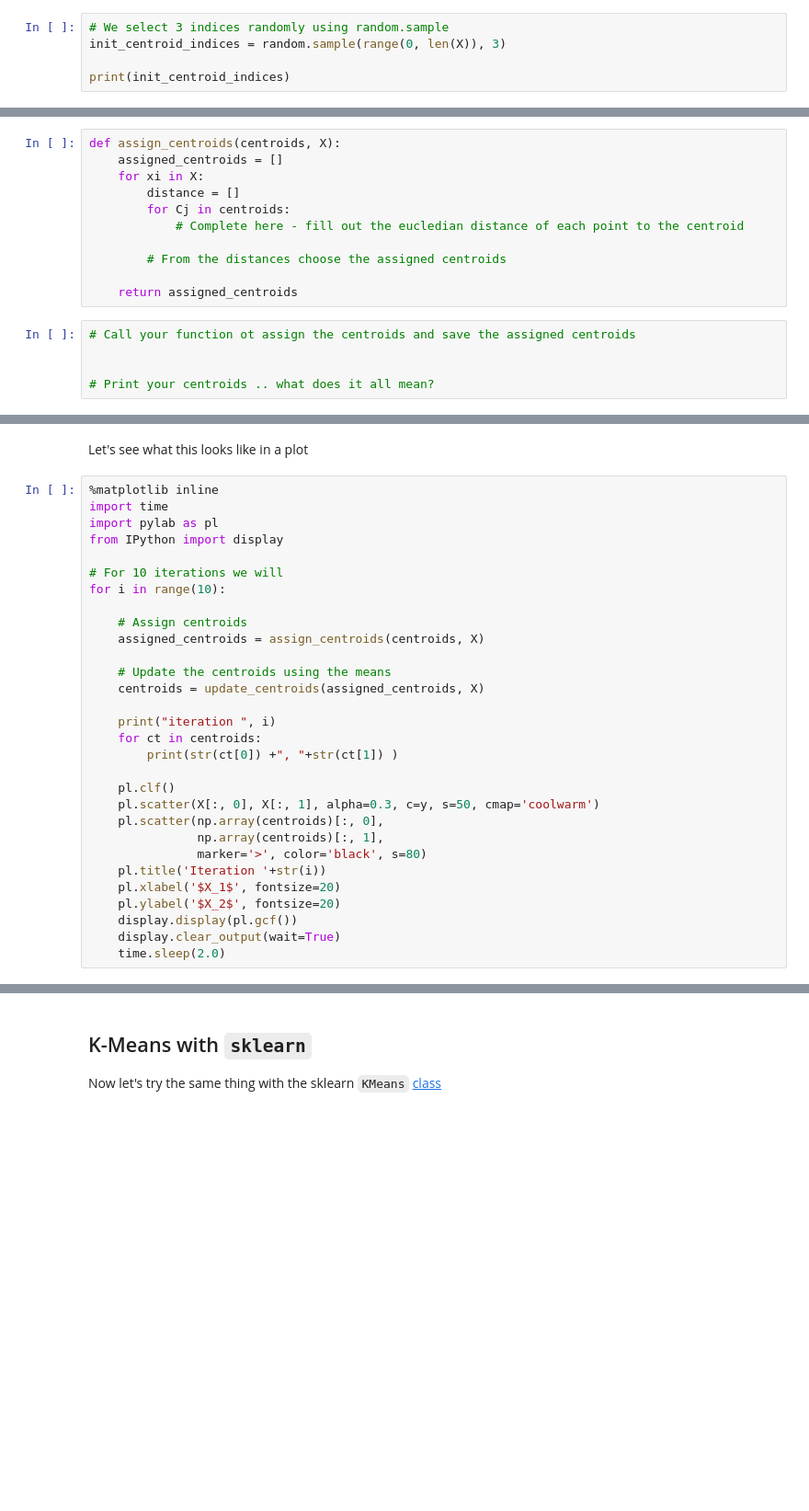
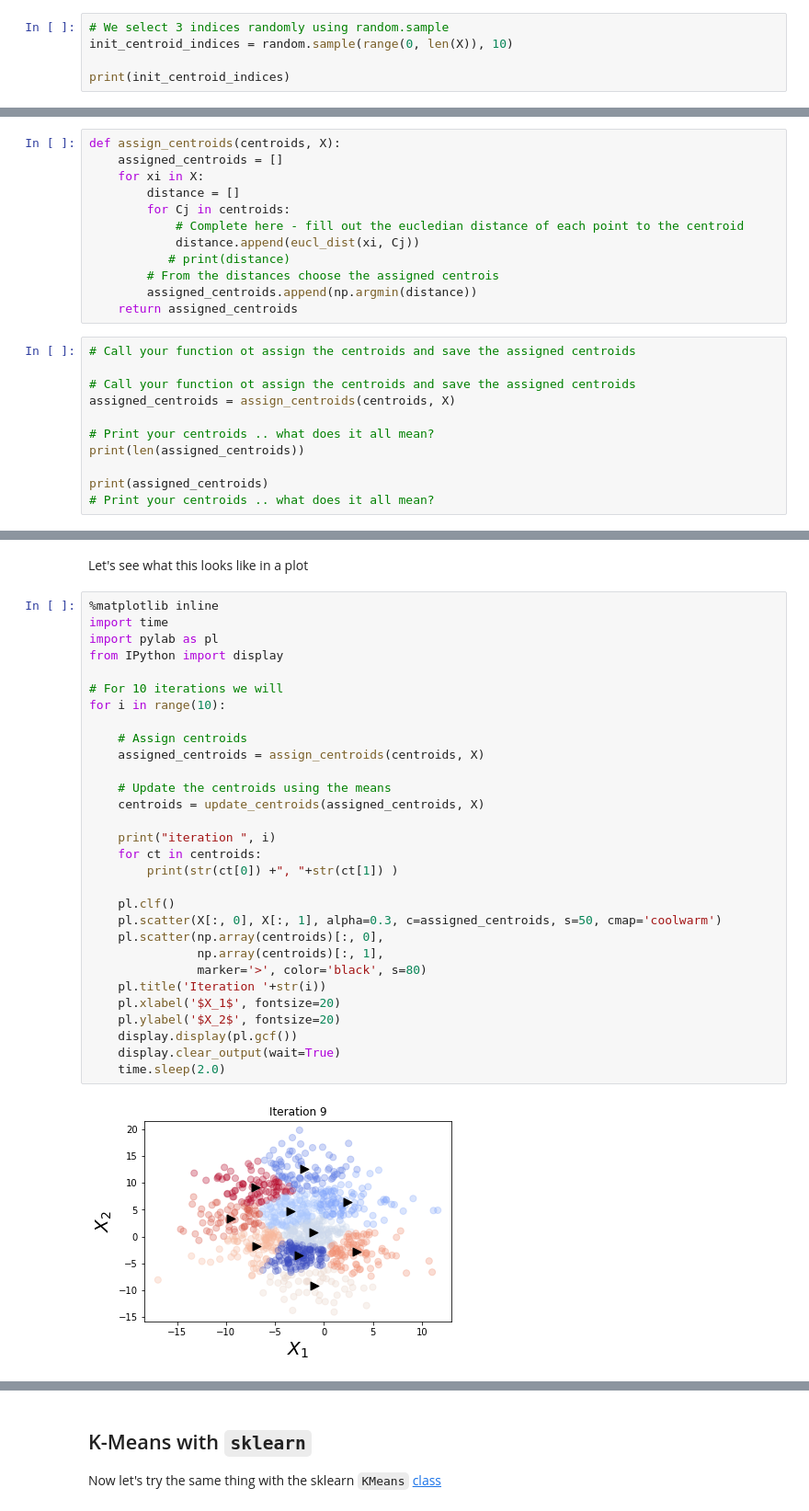
Before and after one commit to UWDIRECT/UWDIRECT.github.io, a Jupyter notebook: Wi22_content/DSMCER/L13_PCA_KMeans.ipynb, the cells around one changed output, grey strips where cells are left out. Shown at 92% size. Saved outputs shown, nothing was run; the diff lists cells and outputs as text; blank space fills up the shorter version.

```diff
--- a/Wi22_content/DSMCER/L13_PCA_KMeans.ipynb
+++ b/Wi22_content/DSMCER/L13_PCA_KMeans.ipynb
@@ -204,6 +269,6 @@ X, y = make_blobs(n_features=2, n_samples=970, centers=3, cluster_std=4.0, rando
 Now we randomly select some examples in X as our centroids
 # %%
 # We select 3 indices randomly using random.sample
-init_centroid_indices = random.sample(range(0, len(X)), 3)
+init_centroid_indices = random.sample(range(0, len(X)), 10)
 
 print(init_centroid_indices)
@@ -229,12 +307,19 @@ def assign_centroids(centroids, X):
         distance = []
         for Cj in centroids:
             # Complete here - fill out the eucledian distance of each point to the centroid
-
-        # From the distances choose the assigned centroids
-
+            distance.append(eucl_dist(xi, Cj))
+           # print(distance)
+        # From the distances choose the assigned centrois
+        assigned_centroids.append(np.argmin(distance))
     return assigned_centroids
 # %%
 # Call your function ot assign the centroids and save the assigned centroids
 
+# Call your function ot assign the centroids and save the assigned centroids
+assigned_centroids = assign_centroids(centroids, X)
 
 # Print your centroids .. what does it all mean?
+print(len(assigned_centroids))
+
+print(assigned_centroids)
+# Print your centroids .. what does it all mean?
@@ -257,33 +345,35 @@ Let's see what this looks like in a plot
 # %%
 %matplotlib inline
 import time
 import pylab as pl
 from IPython import display
 
 # For 10 iterations we will
 for i in range(10):
 
     # Assign centroids
     assigned_centroids = assign_centroids(centroids, X)
 
     # Update the centroids using the means
     centroids = update_centroids(assigned_centroids, X)
 
     print("iteration ", i)
     for ct in centroids:
         print(str(ct[0]) +", "+str(ct[1]) )
 
     pl.clf()
-    pl.scatter(X[:, 0], X[:, 1], alpha=0.3, c=y, s=50, cmap='coolwarm')
+    pl.scatter(X[:, 0], X[:, 1], alpha=0.3, c=assigned_centroids, s=50, cmap='coolwarm')
     pl.scatter(np.array(centroids)[:, 0],
                np.array(centroids)[:, 1],
                marker='>', color='black', s=80)
     pl.title('Iteration '+str(i))
     pl.xlabel('$X_1$', fontsize=20)
     pl.ylabel('$X_2$', fontsize=20)
     display.display(pl.gcf())
     display.clear_output(wait=True)
     time.sleep(2.0)
+# %% [output]
+[figure, added]
 # %%
 # Let's print the centroids
 for ct in centroids:
```
Also changed, not shown: parts of 18 cells of this notebook, 1 other file.
